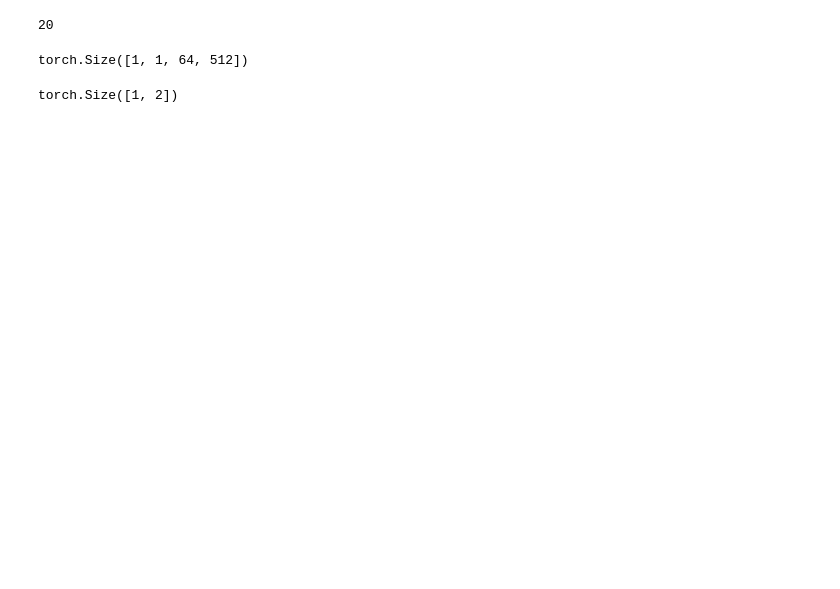
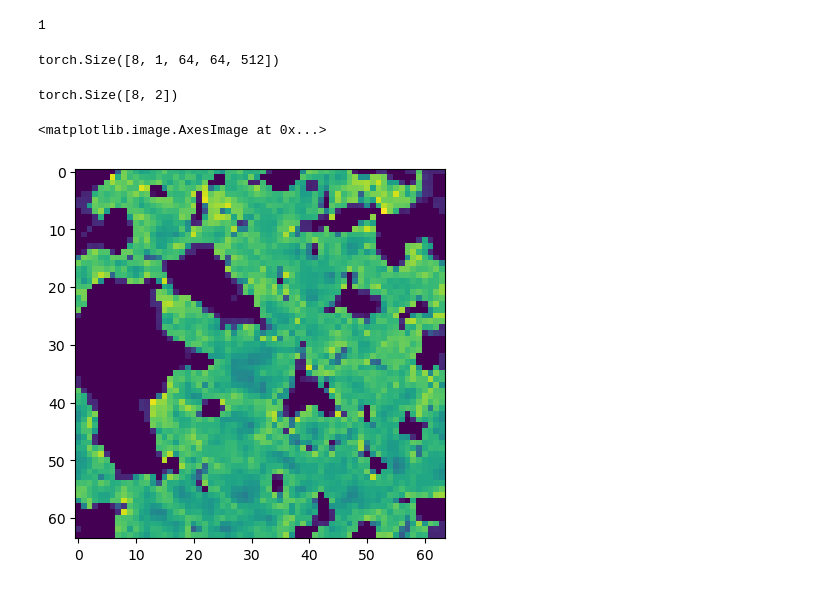
Before and after one commit to Xsmos/ml21cm, a Jupyter notebook: quantify_results.ipynb, the cells around one changed output. Drawn from its saved outputs; the diff is of its cells as text; code cells hidden in the pictures; blank space fills up the shorter version.

```diff
--- a/quantify_results.ipynb
+++ b/quantify_results.ipynb
@@ -6,5 +9,5 @@ from torch.utils.data import DataLoader
 # %%
-dataset = Dataset4h5('/storage/home/hcoda1/3/bxia34/scratch/LEN128-DIM64-CUB8-4.4-131.341.h5', num_image=20, num_redshift=512, HII_DIM=64)
+dataset = Dataset4h5('/storage/home/hcoda1/3/bxia34/scratch/LEN128-DIM64-CUB8-4.4-131.341.h5', num_image=8, num_redshift=512, HII_DIM=64, rescale=False, dim=3)
 # %% [output]
 dataset content: <KeysViewHDF5 ['brightness_temp', 'density', 'kwargs', 'params', 'redshifts_distances', 'seeds', 'xH_box']>
 1000 images can be loaded
@@ -18,17 +33,22 @@ params rescaled to [0.20000000000000018, 0.5055875000000001]
 # %%
-dataloader = DataLoader(dataset, batch_size=1)
+dataloader = DataLoader(dataset, batch_size=8)
 # %%
 len(dataloader)
 # %% [output]
-20
+1
 # %%
 x, c = next(iter(dataloader))
 # %%
 x.shape
 # %% [output]
-torch.Size([1, 1, 64, 512])
+torch.Size([8, 1, 64, 64, 512])
 # %%
 c.shape
 # %% [output]
-torch.Size([1, 2])
+torch.Size([8, 2])
+# %%
+plt.imshow(x[0,0,:,:,-1])
+# %% [output]
+<matplotlib.image.AxesImage at 0x...>
+[figure, added]
 # %%
```
Also changed, not shown: parts of 23 cells of this notebook, 1 other file.
